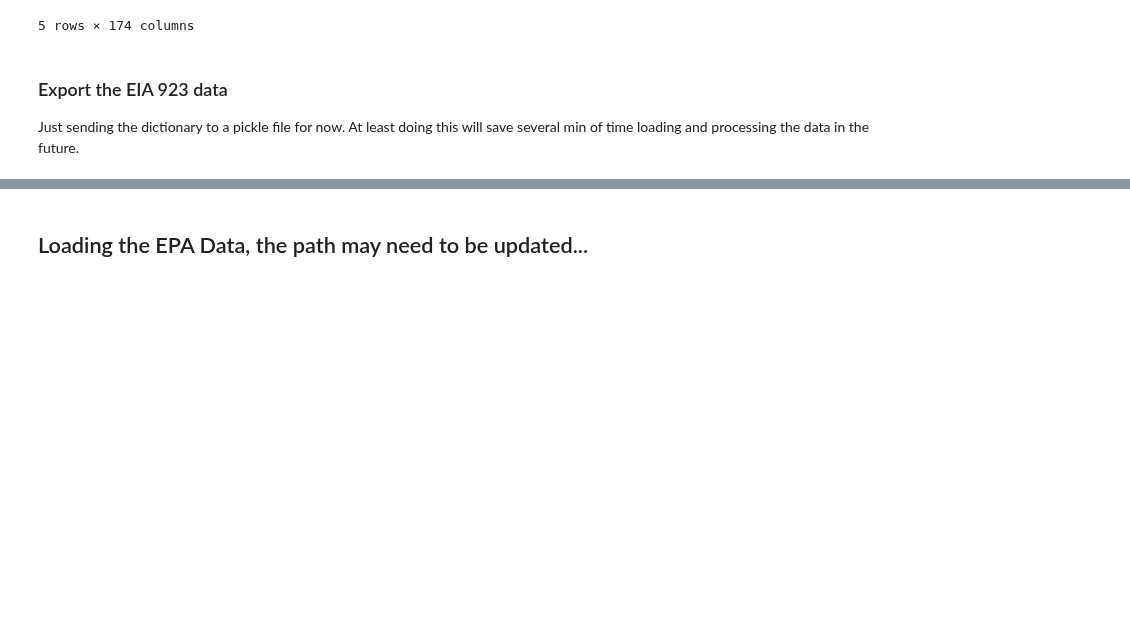
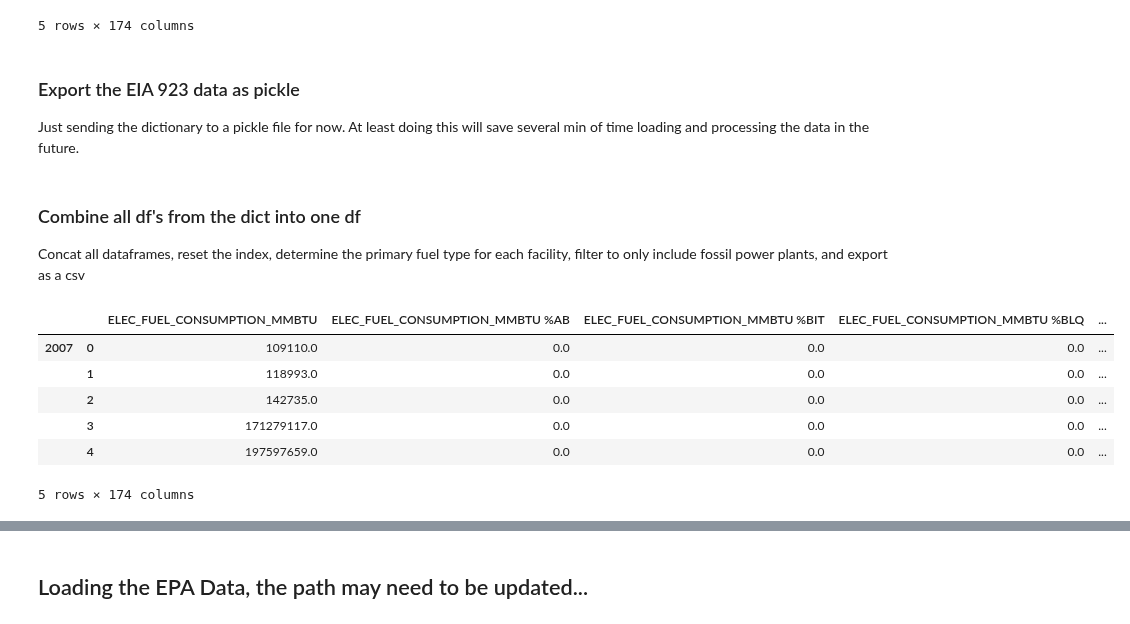
Before and after one commit to gschivley/ERCOT_power, a Jupyter notebook: Raw Data/Merging EPA and EIA.ipynb, the cells around one changed output, grey strips where cells are left out. Drawn from its saved outputs; the diff is of its cells as text; code cells hidden in the pictures; blank space fills up the shorter version.

Commit message:
Changes to the 923 aggregated data
Add primary fuel, combine as a single large df, filter out non-fossil
plants, export to csv

```diff
--- a/Raw Data/Merging EPA and EIA.ipynb
+++ b/Raw Data/Merging EPA and EIA.ipynb
@@ -190,7 +190,7 @@ aggEIADict[2015].head()
 | 4 | 4059804.0 | 0.0 | 0.0 | 0.0 | ... |
 5 rows × 174 columns
 # %% [markdown]
-### Export the EIA 923 data
+### Export the EIA 923 data as pickle
 Just sending the dictionary to a pickle file for now. At least doing this will save several min of time loading and processing the data in the future.
 # %%
 filename = 'EIA 923.pkl'
@@ -198,3 +198,18 @@ path = '../Clean Data'
 fullpath = os.path.join(path, filename)
 
 pickle.dump(aggEIADict, open(fullpath, 'wb'))
+# %% [markdown]
+### Combine all df's from the dict into one df
+Concat all dataframes, reset the index, determine the primary fuel type for each facility, filter to only include fossil power plants, and export as a csv
+# %%
+all923 = pd.concat(aggEIADict)
+# %%
+all923.head()
+# %% [output]
+|  |  | ELEC_FUEL_CONSUMPTION_MMBTU | ELEC_FUEL_CONSUMPTION_MMBTU %AB | ELEC_FUEL_CONSUMPTION_MMBTU %BIT | ELEC_FUEL_CONSUMPTION_MMBTU %BLQ | ... |
+| 2007 | 0 | 109110.0 | 0.0 | 0.0 | 0.0 | ... |
+|  | 1 | 118993.0 | 0.0 | 0.0 | 0.0 | ... |
+|  | 2 | 142735.0 | 0.0 | 0.0 | 0.0 | ... |
+|  | 3 | 171279117.0 | 0.0 | 0.0 | 0.0 | ... |
+|  | 4 | 197597659.0 | 0.0 | 0.0 | 0.0 | ... |
+5 rows × 174 columns
```
Also changed, not shown: parts of 10 cells of this notebook.
